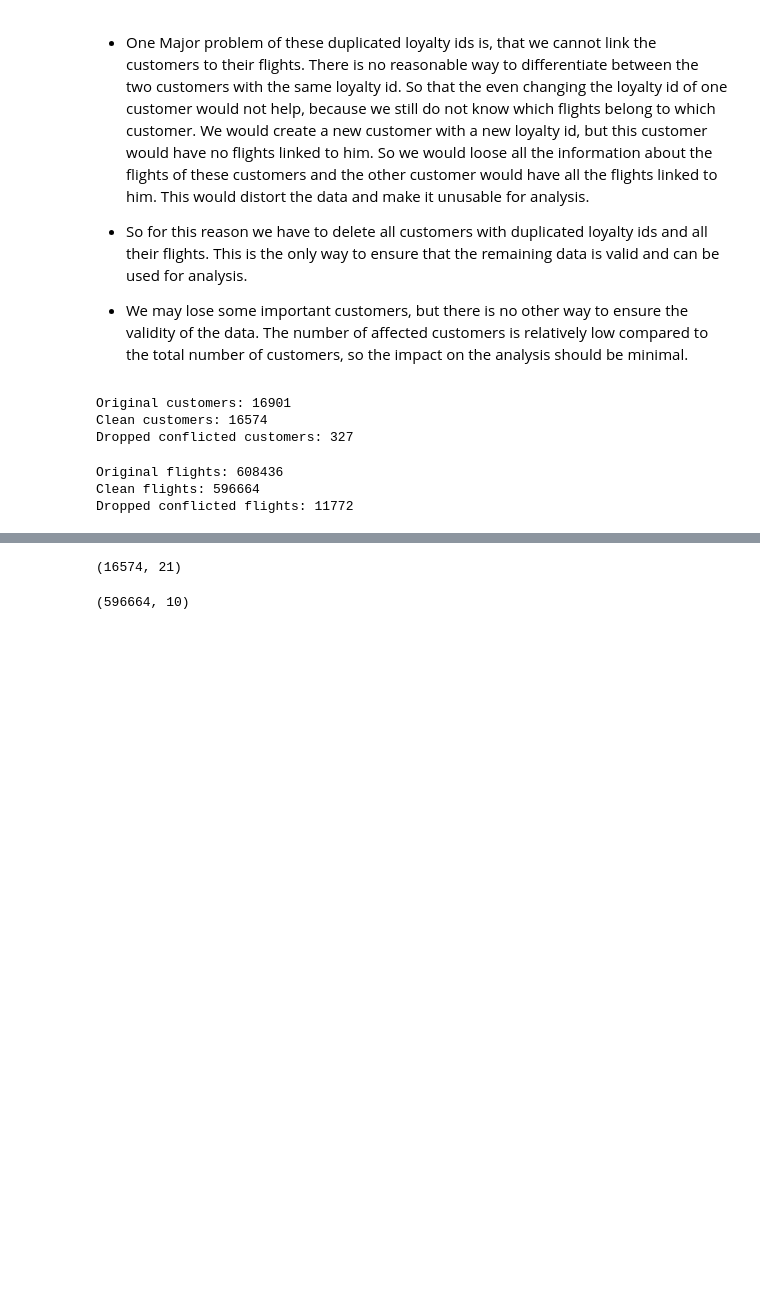
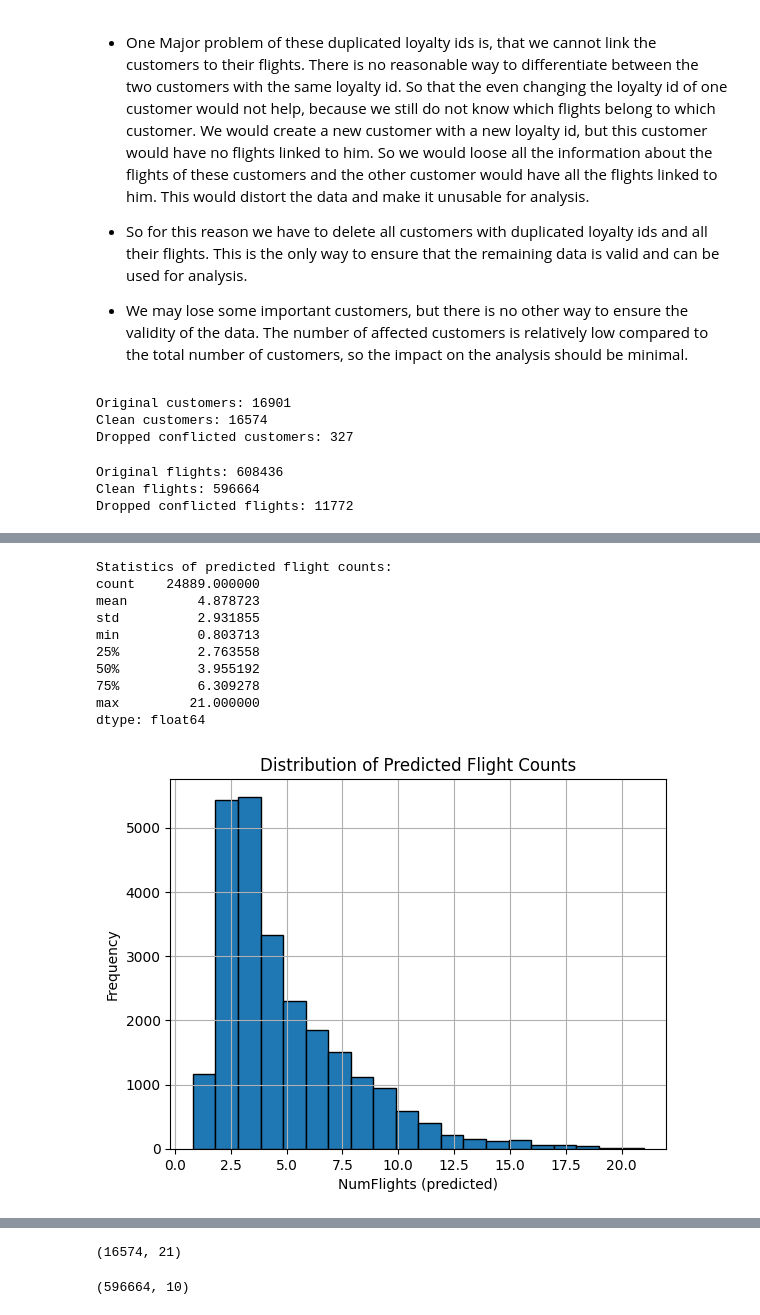
Before and after one commit to duartegomes11/DataMining2025---Project, a Jupyter notebook: notebooks/00_data_overview.ipynb, the cells around one changed output, grey strips where cells are left out. Cells and saved outputs as stored; diff of their text form; code cells hidden in the pictures; blank space fills up the shorter version.

```diff
--- a/notebooks/00_data_overview.ipynb
+++ b/notebooks/00_data_overview.ipynb
@@ -779,0 +804,8 @@ Dropped conflicted flights: 11772
+# %%
+# Convert NumFlights and NumFlightsWithCompanions to integer type
+flights_clean["NumFlights"] = flights_clean["NumFlights"].astype(int)
+flights_clean["NumFlightsWithCompanions"] = flights_clean["NumFlightsWithCompanions"].astype(int)
+
+# print the datatypes of flights
+print("Flights dtypes:")
+print(flights_clean.dtypes)
@@ -779,0 +1062,23 @@ Dropped conflicted flights: 11772
+# %%
+print("Statistics of predicted flight counts:")
+print(pd.Series(y_hat).describe())
+
+# ---- (Optional) Histogram ----
+# Visualize the distribution of predicted number of flights
+pd.Series(y_hat).hist(bins=20, edgecolor='black')
+plt.xlabel("NumFlights (predicted)")
+plt.ylabel("Frequency")
+plt.title("Distribution of Predicted Flight Counts")
+plt.show()
+# %% [output]
+Statistics of predicted flight counts:
+count    24889.000000
+mean         4.878723
+std          2.931855
+min          0.803713
+25%          2.763558
+50%          3.955192
+75%          6.309278
+max         21.000000
+dtype: float64
+[figure, added]
```
Also changed, not shown: parts of 24 cells of this notebook, 5 other files.
